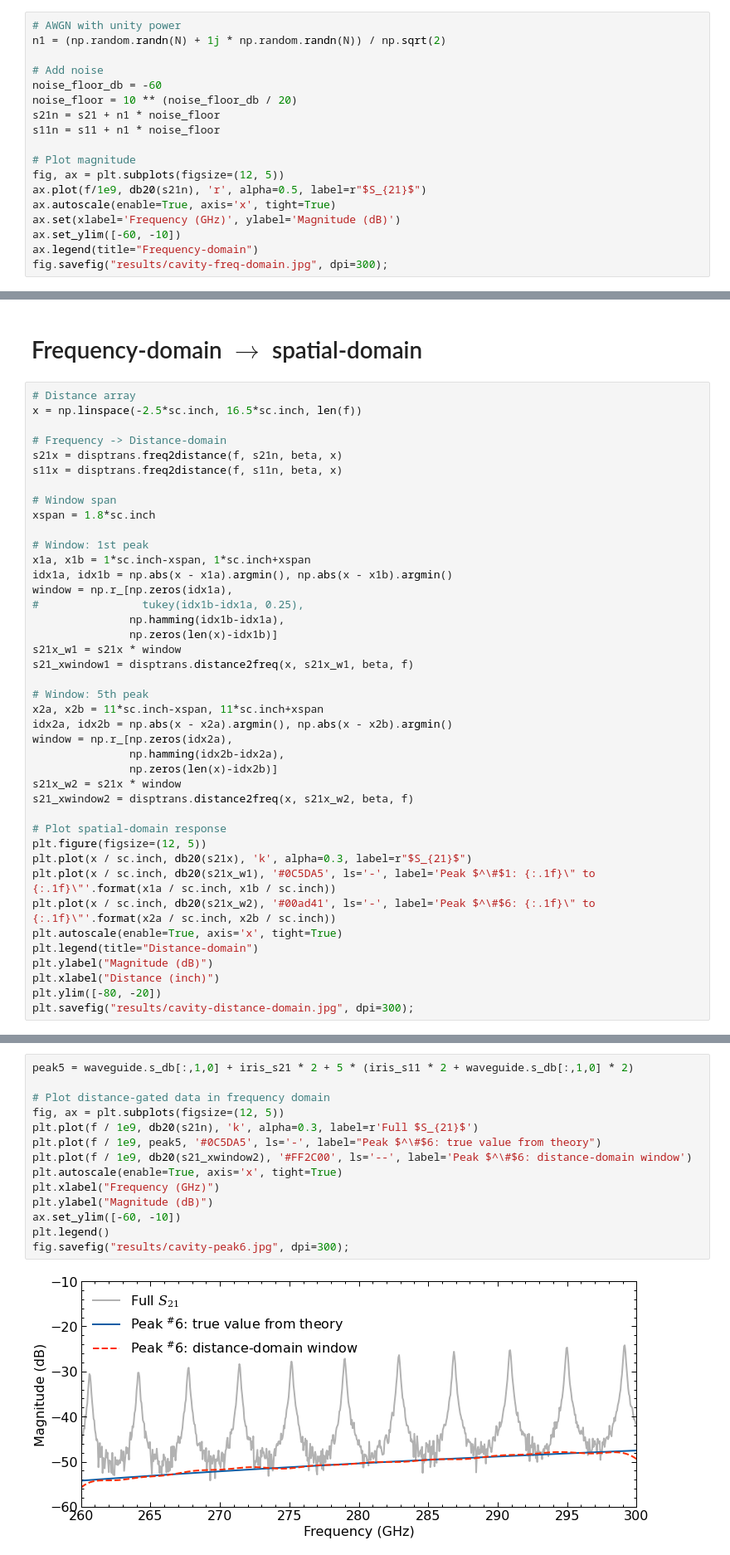
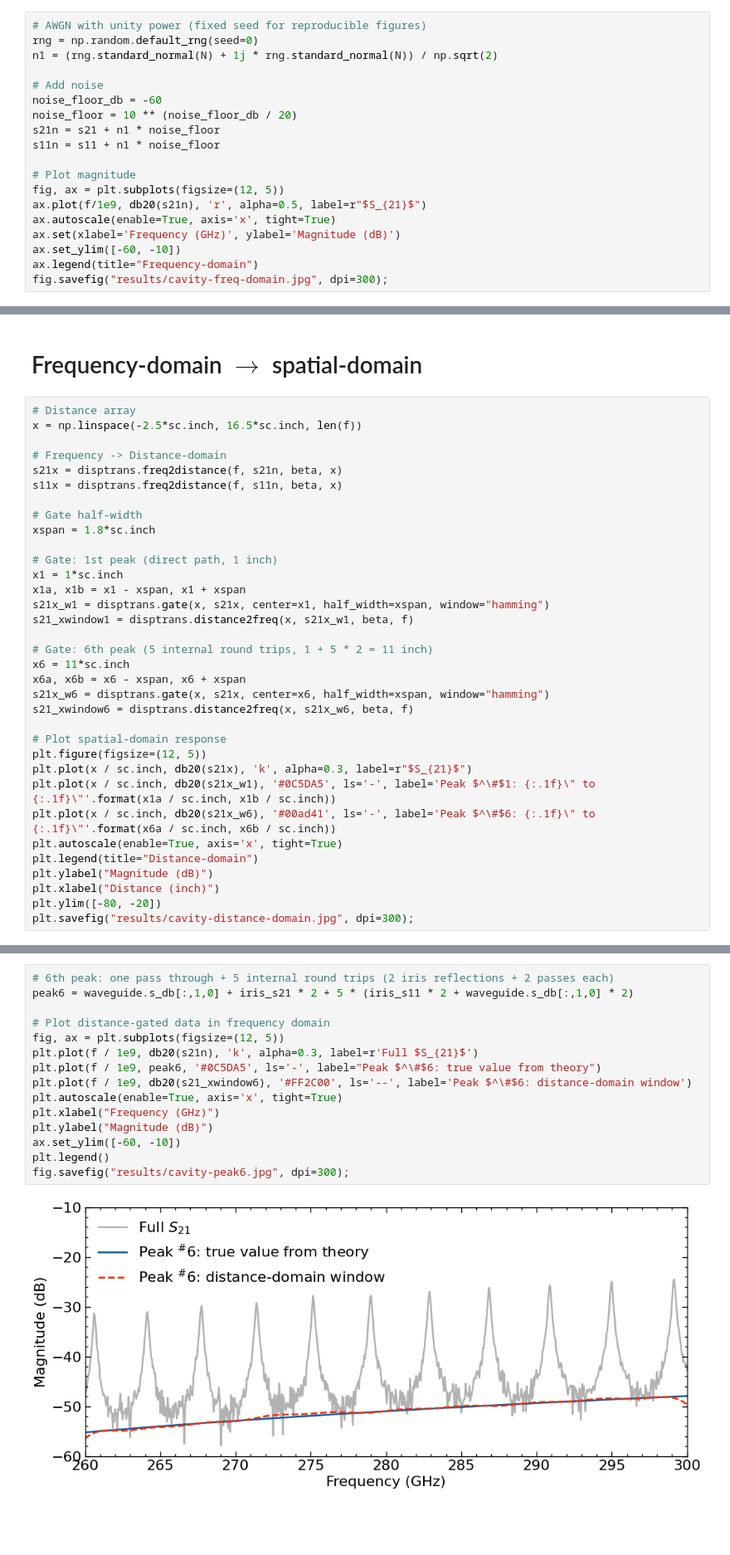
Before and after one commit to garrettj403/DispersionTransform, a Jupyter notebook: examples/waveguide-cavity.ipynb, the cells around one changed output, grey strips where cells are left out. Shown at 83% size. Saved outputs shown, nothing was run; the diff lists cells and outputs as text; blank space fills up the shorter version.

```diff
--- a/examples/waveguide-cavity.ipynb
+++ b/examples/waveguide-cavity.ipynb
@@ -121,8 +124,9 @@ N = len(f)
 # %% [markdown]
 # Add noise
 # %%
-# AWGN with unity power
-n1 = (np.random.randn(N) + 1j * np.random.randn(N)) / np.sqrt(2)
+# AWGN with unity power (fixed seed for reproducible figures)
+rng = np.random.default_rng(seed=0)
+n1 = (rng.standard_normal(N) + 1j * rng.standard_normal(N)) / np.sqrt(2)
 
 # Add noise
 noise_floor_db = -60
@@ -150,33 +154,26 @@ x = np.linspace(-2.5*sc.inch, 16.5*sc.inch, len(f))
 s21x = disptrans.freq2distance(f, s21n, beta, x)
 s11x = disptrans.freq2distance(f, s11n, beta, x)
 
-# Window span
+# Gate half-width
 xspan = 1.8*sc.inch
 
-# Window: 1st peak
-x1a, x1b = 1*sc.inch-xspan, 1*sc.inch+xspan
-idx1a, idx1b = np.abs(x - x1a).argmin(), np.abs(x - x1b).argmin()
-window = np.r_[np.zeros(idx1a),
-#                tukey(idx1b-idx1a, 0.25),
-               np.hamming(idx1b-idx1a),
-               np.zeros(len(x)-idx1b)]
-s21x_w1 = s21x * window
+# Gate: 1st peak (direct path, 1 inch)
+x1 = 1*sc.inch
+x1a, x1b = x1 - xspan, x1 + xspan
+s21x_w1 = disptrans.gate(x, s21x, center=x1, half_width=xspan, window="hamming")
 s21_xwindow1 = disptrans.distance2freq(x, s21x_w1, beta, f)
 
-# Window: 5th peak
-x2a, x2b = 11*sc.inch-xspan, 11*sc.inch+xspan
-idx2a, idx2b = np.abs(x - x2a).argmin(), np.abs(x - x2b).argmin()
-window = np.r_[np.zeros(idx2a),
-               np.hamming(idx2b-idx2a),
-               np.zeros(len(x)-idx2b)]
-s21x_w2 = s21x * window
-s21_xwindow2 = disptrans.distance2freq(x, s21x_w2, beta, f)
+# Gate: 6th peak (5 internal round trips, 1 + 5 * 2 = 11 inch)
+x6 = 11*sc.inch
+x6a, x6b = x6 - xspan, x6 + xspan
+s21x_w6 = disptrans.gate(x, s21x, center=x6, half_width=xspan, window="hamming")
+s21_xwindow6 = disptrans.distance2freq(x, s21x_w6, beta, f)
 
 # Plot spatial-domain response
 plt.figure(figsize=(12, 5))
 plt.plot(x / sc.inch, db20(s21x), 'k', alpha=0.3, label=r"$S_{21}$")
 plt.plot(x / sc.inch, db20(s21x_w1), '#0C5DA5', ls='-', label='Peak $^\#$1: {:.1f}\" to {:.1f}\"'.format(x1a / sc.inch, x1b / sc.inch))
-plt.plot(x / sc.inch, db20(s21x_w2), '#00ad41', ls='-', label='Peak $^\#$6: {:.1f}\" to {:.1f}\"'.format(x2a / sc.inch, x2b / sc.inch))
+plt.plot(x / sc.inch, db20(s21x_w6), '#00ad41', ls='-', label='Peak $^\#$6: {:.1f}\" to {:.1f}\"'.format(x6a / sc.inch, x6b / sc.inch))
 plt.autoscale(enable=True, axis='x', tight=True)
 plt.legend(title="Distance-domain")
 plt.ylabel("Magnitude (dB)")
@@ -204,16 +201,17 @@ fig.savefig("results/cavity-peak1.jpg", dpi=300);
 # %%
-peak5 = waveguide.s_db[:,1,0] + iris_s21 * 2 + 5 * (iris_s11 * 2 + waveguide.s_db[:,1,0] * 2)
+# 6th peak: one pass through + 5 internal round trips (2 iris reflections + 2 passes each)
+peak6 = waveguide.s_db[:,1,0] + iris_s21 * 2 + 5 * (iris_s11 * 2 + waveguide.s_db[:,1,0] * 2)
 
 # Plot distance-gated data in frequency domain
 fig, ax = plt.subplots(figsize=(12, 5))
 plt.plot(f / 1e9, db20(s21n), 'k', alpha=0.3, label=r'Full $S_{21}$')
-plt.plot(f / 1e9, peak5, '#0C5DA5', ls='-', label="Peak $^\#$6: true value from theory")
-plt.plot(f / 1e9, db20(s21_xwindow2), '#FF2C00', ls='--', label='Peak $^\#$6: distance-domain window')
+plt.plot(f / 1e9, peak6, '#0C5DA5', ls='-', label="Peak $^\#$6: true value from theory")
+plt.plot(f / 1e9, db20(s21_xwindow6), '#FF2C00', ls='--', label='Peak $^\#$6: distance-domain window')
 plt.autoscale(enable=True, axis='x', tight=True)
 plt.xlabel("Frequency (GHz)")
 plt.ylabel("Magnitude (dB)")
 ax.set_ylim([-60, -10])
 plt.legend()
 fig.savefig("results/cavity-peak6.jpg", dpi=300);
 # %% [output]
-[figure, old version]
+[figure, new version]
```
Also changed, not shown: parts of 6 cells of this notebook, 18 other files.
